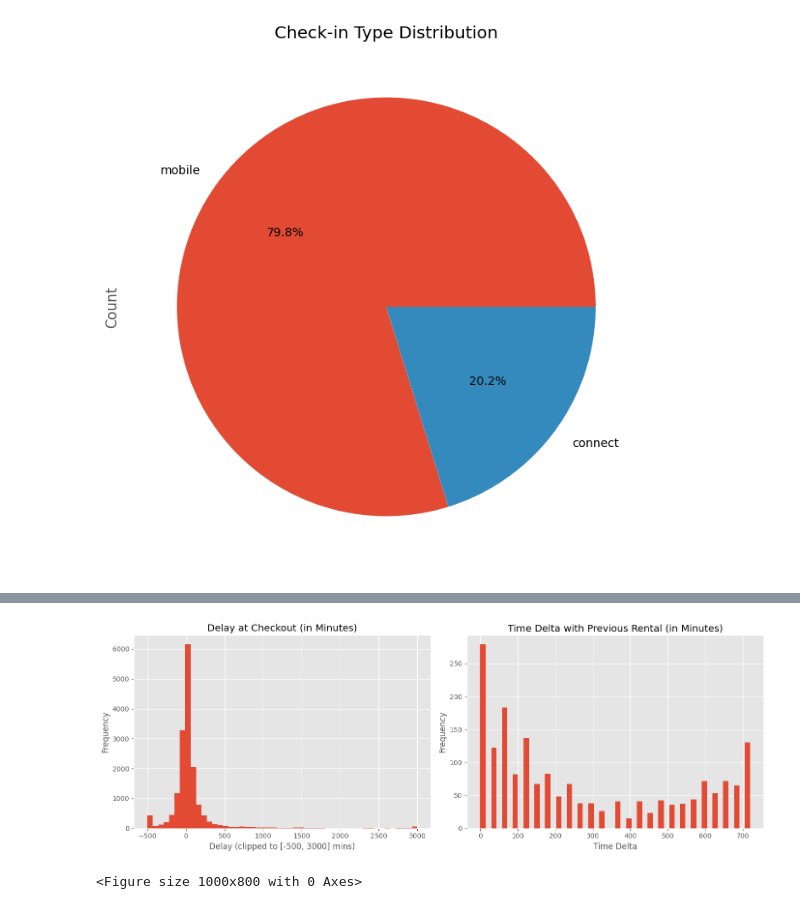
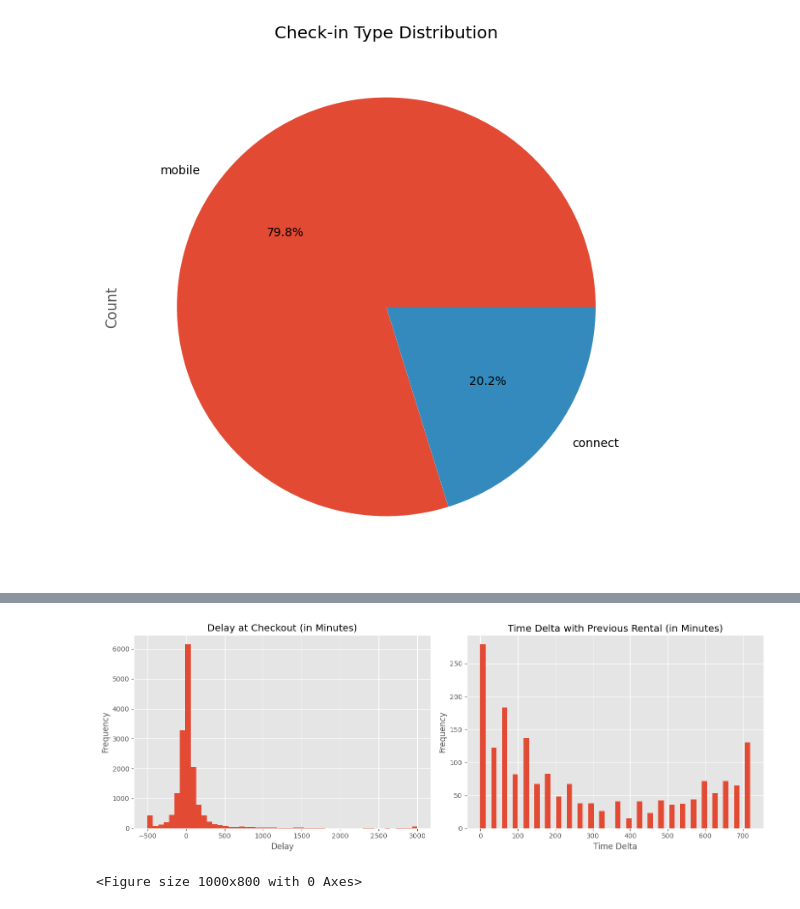
Before and after one commit to YnaPqt/deploiement-getaround, a Jupyter notebook: getaround_analysis.ipynb, the cells around one changed output, grey strips where cells are left out. Drawn from its saved outputs; the diff is of its cells as text; code cells hidden in the pictures.

```diff
--- a/getaround_analysis.ipynb
+++ b/getaround_analysis.ipynb
@@ -174,36 +174,36 @@ plt.show()
 # %%
+# Plot delay at checkout and the previous rental in minutes
 fig, axs = plt.subplots(1, 2, figsize=(14, 5))
 
 plots =[{
         'data': df['delay_at_checkout_in_minutes'].clip(-500, 3000),
         'kind': 'hist',
         'ax': axs[0],
         'title': 'Delay at Checkout (in Minutes)',
-        'xlabel': 'Delay (clipped to [-500, 3000] mins)',
+        'xlabel': 'Delay',
         'ylabel': 'Frequency'
     },
     {
         'data': df['time_delta_with_previous_rental_in_minutes'].dropna(),
         'kind': 'hist',
         'ax': axs[1],
         'title': 'Time Delta with Previous Rental (in Minutes)',
         'xlabel': 'Time Delta',
         'ylabel': 'Frequency'
     }
 
 ]
 
-# Plot loop
 for plot in plots:
   plot['ax'].hist(plot['data'], bins=50)
   plot['ax'].set_title(plot['title'])
   plot['ax'].set_xlabel(plot['xlabel'])
   plot['ax'].set_ylabel(plot['ylabel'])
 
 plt.tight_layout()
 plt.show()
 # %% [output]
-[figure, old version]
+[figure, new version]
 # %%
 # Delay by Check-in Type to check outliers
 plt.figure(figsize=(10, 8))
```
Also changed, not shown: parts of 13 cells of this notebook.
